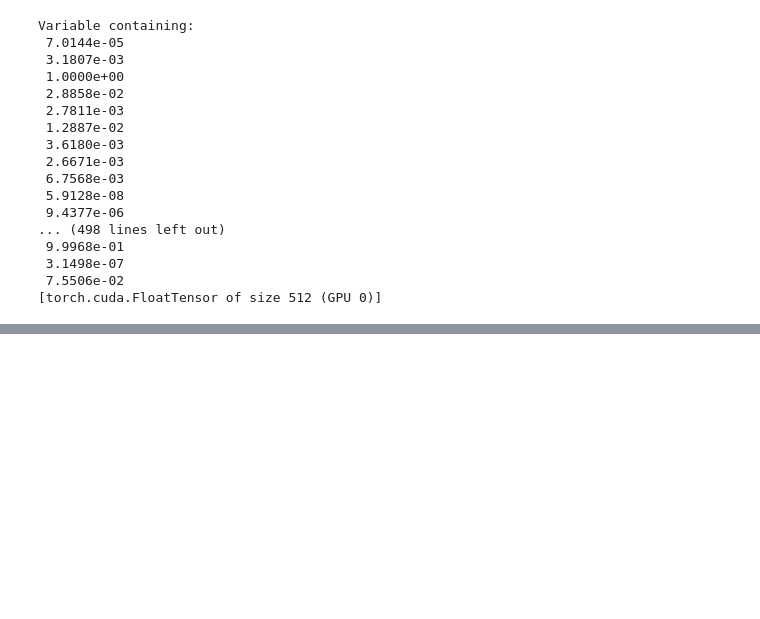
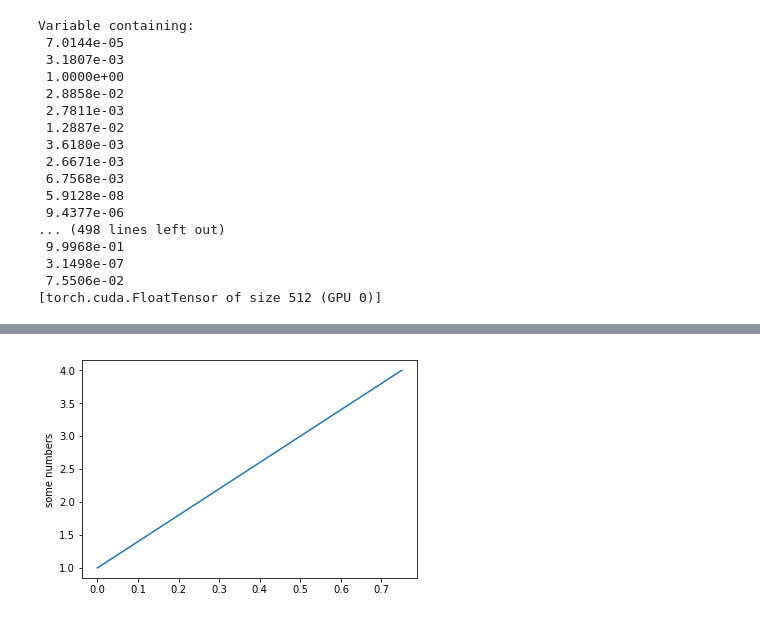
Before and after one commit to CodArs-van/Iceberg, a Jupyter notebook: Test.ipynb, the cells around one changed output, grey strips where cells are left out. Drawn from its saved outputs; the diff is of its cells as text; code cells hidden in the pictures; blank space fills up the shorter version.

Commit message:
Data Visualization

```diff
--- a/Test.ipynb
+++ b/Test.ipynb
@@ -461,0 +629,13 @@ Variable containing:
+# %%
+import pandas as pd
+import numpy as np
+import scipy as sp
+import matplotlib.pyplot as plt
+
+df = pd.read_csv("https://raw.githubusercontent.com/plotly/datasets/master/school_earnings.csv")
+
+plt.plot([0.0, 0.25, 0.5, 0.75], [1,2,3,4])
+plt.ylabel('some numbers')
+plt.show()
+# %% [output]
+[figure, added]
```
Also changed, not shown: parts of 6 cells of this notebook, 2 other files.
